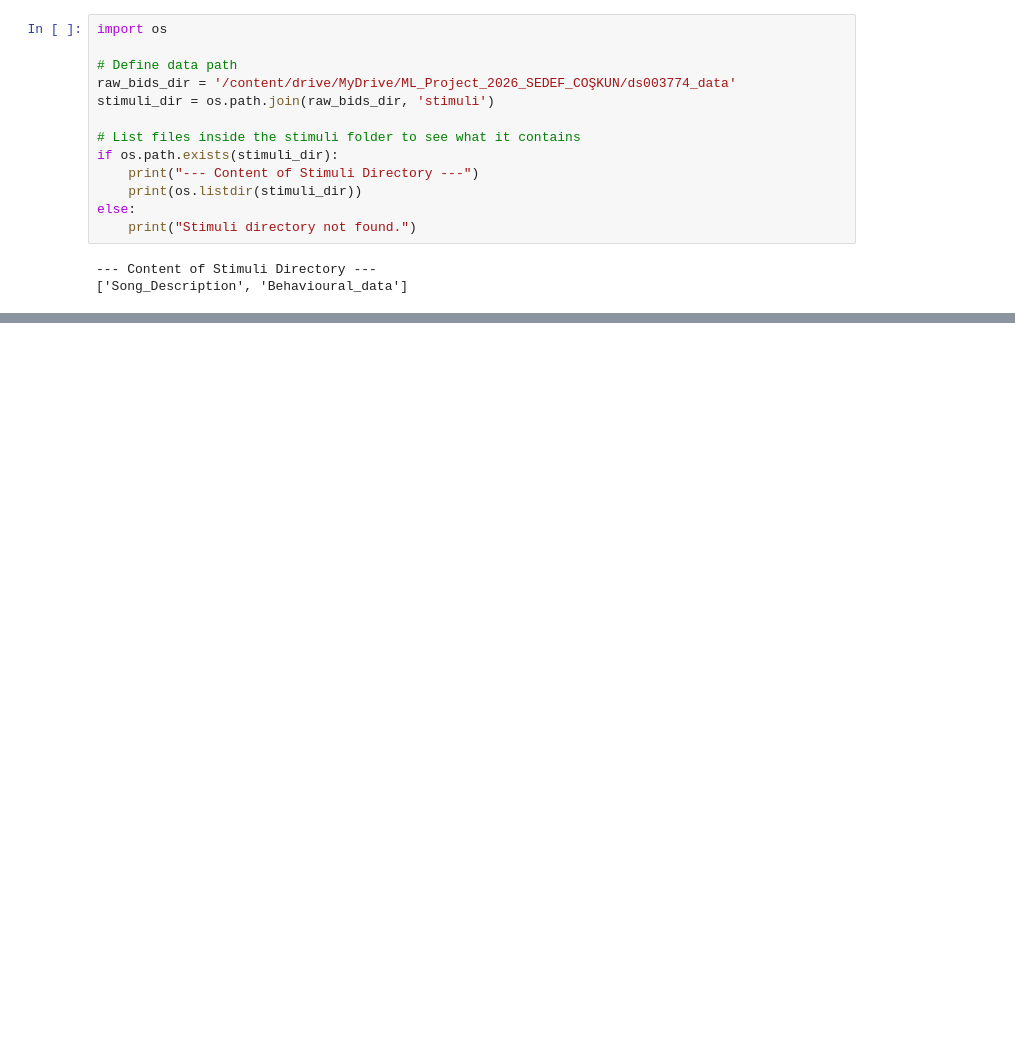
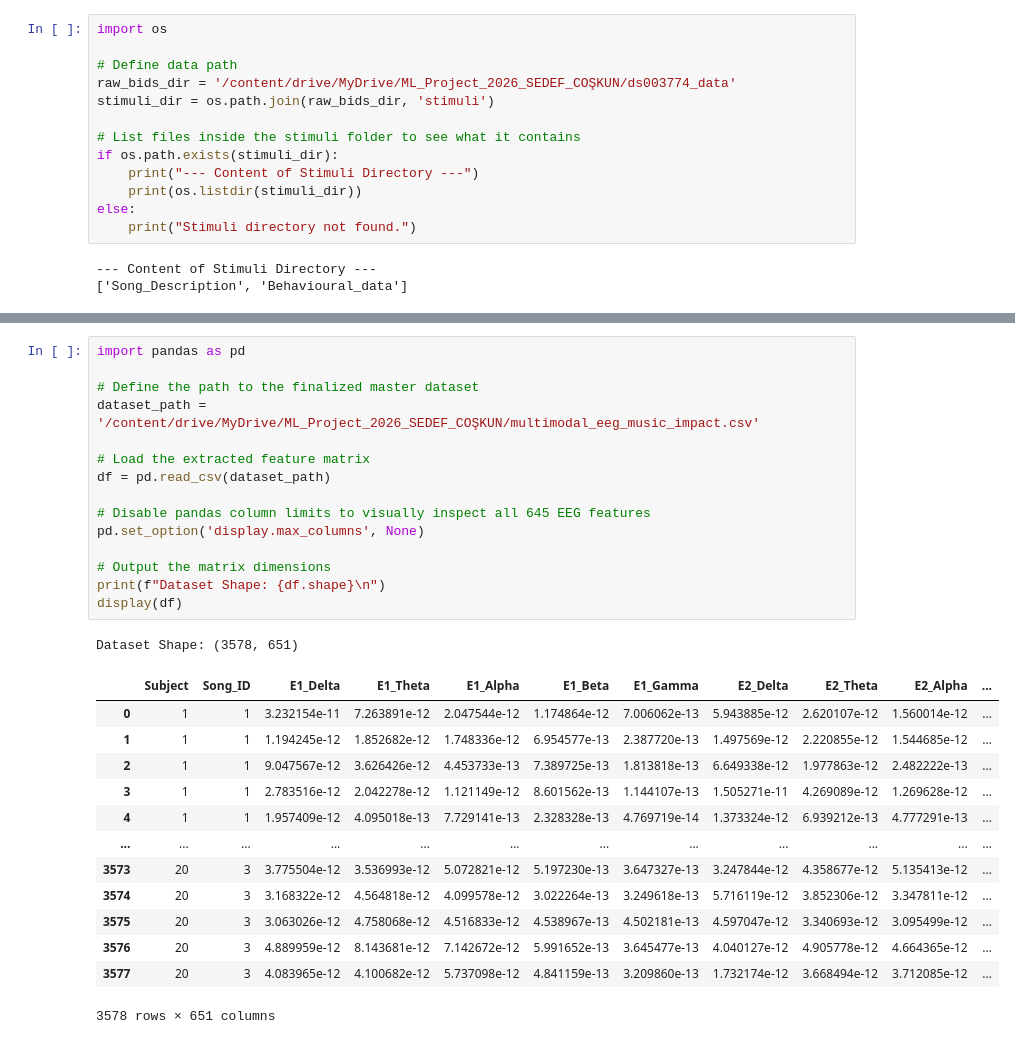
Before and after one commit to sedefcoskun/EEG-Music-Impact-ML, a Jupyter notebook: 01_Data_Extraction_and_Preparation.ipynb, the cells around one changed output, grey strips where cells are left out. Cells and saved outputs as stored; diff of their text form; blank space fills up the shorter version.

```diff
--- a/01_Data_Extraction_and_Preparation.ipynb
+++ b/01_Data_Extraction_and_Preparation.ipynb
@@ -434,0 +550,30 @@ Total final merged rows: 240
+# %%
+import pandas as pd
+
+# Define the path to the finalized master dataset
+dataset_path = '/content/drive/MyDrive/ML_Project_2026_SEDEF_COŞKUN/multimodal_eeg_music_impact.csv'
+
+# Load the extracted feature matrix
+df = pd.read_csv(dataset_path)
+
+# Disable pandas column limits to visually inspect all 645 EEG features
+pd.set_option('display.max_columns', None)
+
+# Output the matrix dimensions
+print(f"Dataset Shape: {df.shape}\n")
+display(df)
+# %% [output]
+Dataset Shape: (3578, 651)
+|  | Subject | Song_ID | E1_Delta | E1_Theta | E1_Alpha | E1_Beta | E1_Gamma | E2_Delta | E2_Theta | E2_Alpha | ... |
+| 0 | 1 | 1 | 3.232154e-11 | 7.263891e-12 | 2.047544e-12 | 1.174864e-12 | 7.006062e-13 | 5.943885e-12 | 2.620107e-12 | 1.560014e-12 | ... |
+| 1 | 1 | 1 | 1.194245e-12 | 1.852682e-12 | 1.748336e-12 | 6.954577e-13 | 2.387720e-13 | 1.497569e-12 | 2.220855e-12 | 1.544685e-12 | ... |
+| 2 | 1 | 1 | 9.047567e-12 | 3.626426e-12 | 4.453733e-13 | 7.389725e-13 | 1.813818e-13 | 6.649338e-12 | 1.977863e-12 | 2.482222e-13 | ... |
+| 3 | 1 | 1 | 2.783516e-12 | 2.042278e-12 | 1.121149e-12 | 8.601562e-13 | 1.144107e-13 | 1.505271e-11 | 4.269089e-12 | 1.269628e-12 | ... |
+| 4 | 1 | 1 | 1.957409e-12 | 4.095018e-13 | 7.729141e-13 | 2.328328e-13 | 4.769719e-14 | 1.373324e-12 | 6.939212e-13 | 4.777291e-13 | ... |
+| ... | ... | ... | ... | ... | ... | ... | ... | ... | ... | ... | ... |
+| 3573 | 20 | 3 | 3.775504e-12 | 3.536993e-12 | 5.072821e-12 | 5.197230e-13 | 3.647327e-13 | 3.247844e-12 | 4.358677e-12 | 5.135413e-12 | ... |
+| 3574 | 20 | 3 | 3.168322e-12 | 4.564818e-12 | 4.099578e-12 | 3.022264e-13 | 3.249618e-13 | 5.716119e-12 | 3.852306e-12 | 3.347811e-12 | ... |
+| 3575 | 20 | 3 | 3.063026e-12 | 4.758068e-12 | 4.516833e-12 | 4.538967e-13 | 4.502181e-13 | 4.597047e-12 | 3.340693e-12 | 3.095499e-12 | ... |
+| 3576 | 20 | 3 | 4.889959e-12 | 8.143681e-12 | 7.142672e-12 | 5.991652e-13 | 3.645477e-13 | 4.040127e-12 | 4.905778e-12 | 4.664365e-12 | ... |
+| 3577 | 20 | 3 | 4.083965e-12 | 4.100682e-12 | 5.737098e-12 | 4.841159e-13 | 3.209860e-13 | 1.732174e-12 | 3.668494e-12 | 3.712085e-12 | ... |
+3578 rows × 651 columns
```
Also changed, not shown: parts of 11 cells of this notebook.
